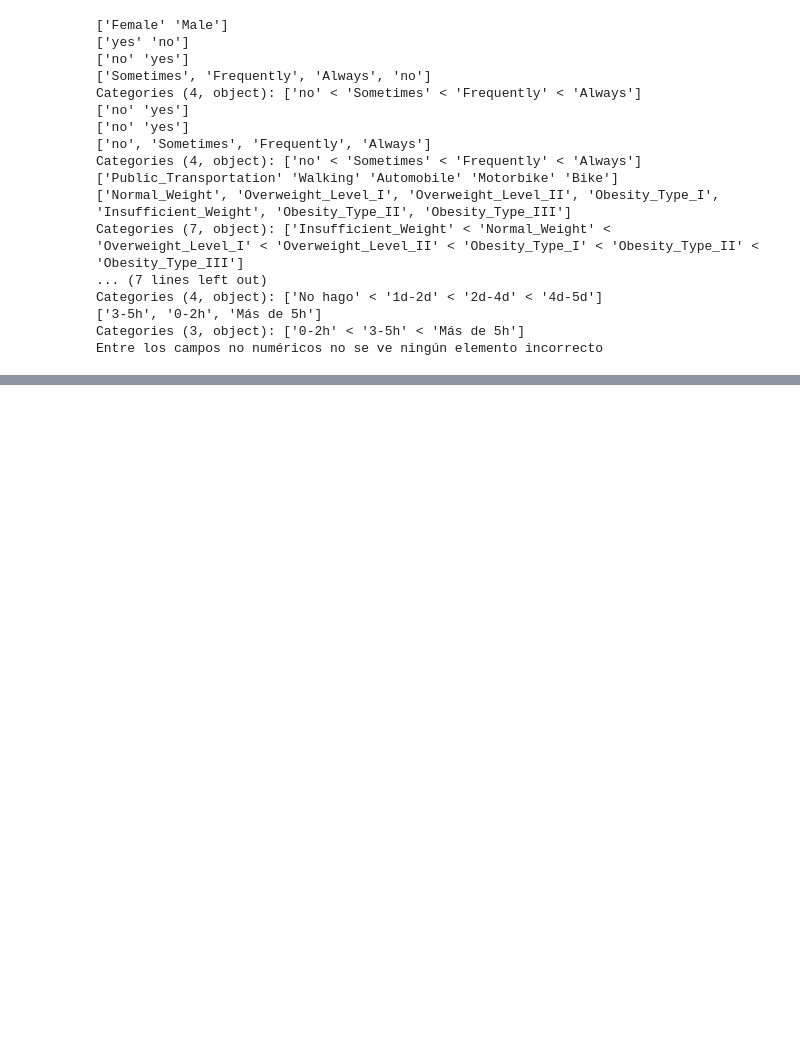
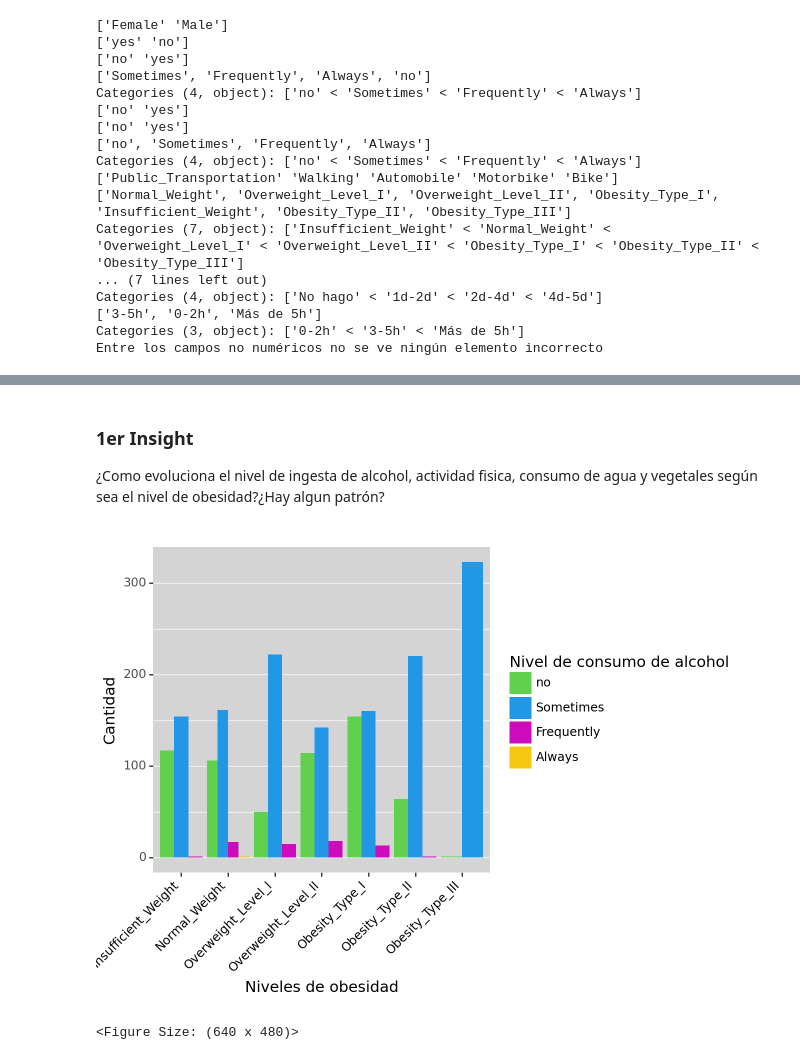
Before and after one commit to alexbaru2001/Trabajo_en_grupo, a Jupyter notebook: Obesidad_principal.ipynb, the cells around one changed output, grey strips where cells are left out. Saved outputs shown, nothing was run; the diff lists cells and outputs as text; code cells hidden in the pictures; blank space fills up the shorter version.

```diff
--- a/Obesidad_principal.ipynb
+++ b/Obesidad_principal.ipynb
@@ -371,0 +371,22 @@ obesidad_limpio
+# %% [markdown]
+### 1er Insight
+
+¿Como evoluciona el nivel de ingesta de alcohol, actividad fisica, consumo de agua y vegetales según sea el nivel de obesidad?¿Hay algun patrón?
+# %%
+def fun(obesidad_limpio,columna):
+    return (ggplot(obesidad_limpio[['obesity_type',columna]], aes(x='obesity_type', fill=f'factor({columna})')) +
+        geom_bar(position='dodge') +
+        scale_fill_manual(values=["#61D04F", "#2297E6", "#CD0BBC",'#F5C710'],name = "Nivel de consumo de alcohol")+
+        theme(axis_text_x = element_text(angle = 45, hjust = 1,color = "black"),
+              panel_grid_major_x=element_blank(),
+              panel_background=element_rect(fill='#d4d4d4'),
+              panel_grid_major_y=element_line(size=0.5))+
+        labs(x='Niveles de obesidad', y='Cantidad')
+        )
+fun(obesidad_limpio,'vegetables')
+fun(obesidad_limpio,'water')
+fun(obesidad_limpio,'physical_activity')
+fun(obesidad_limpio,'alcohol')
+# %% [output]
+[figure, added]
+<Figure Size: (640 x 480)>
```
Also changed, not shown: parts of 10 cells of this notebook, 1 other file.
